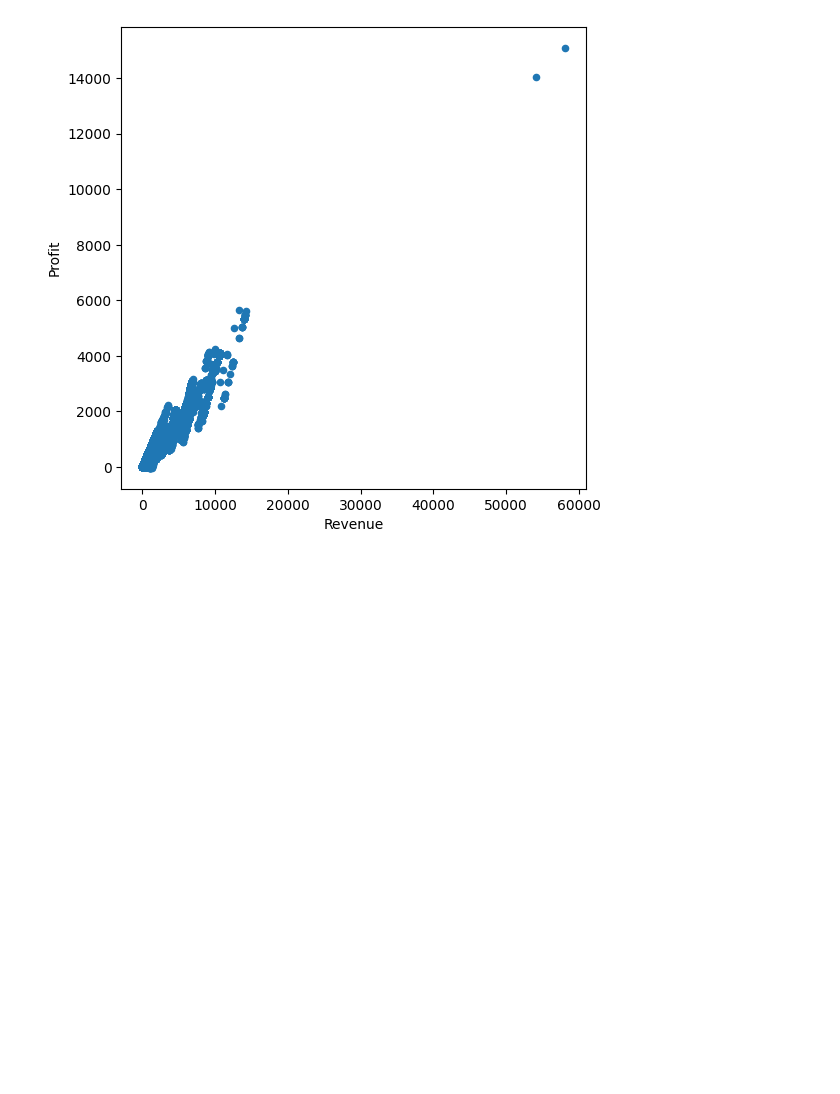
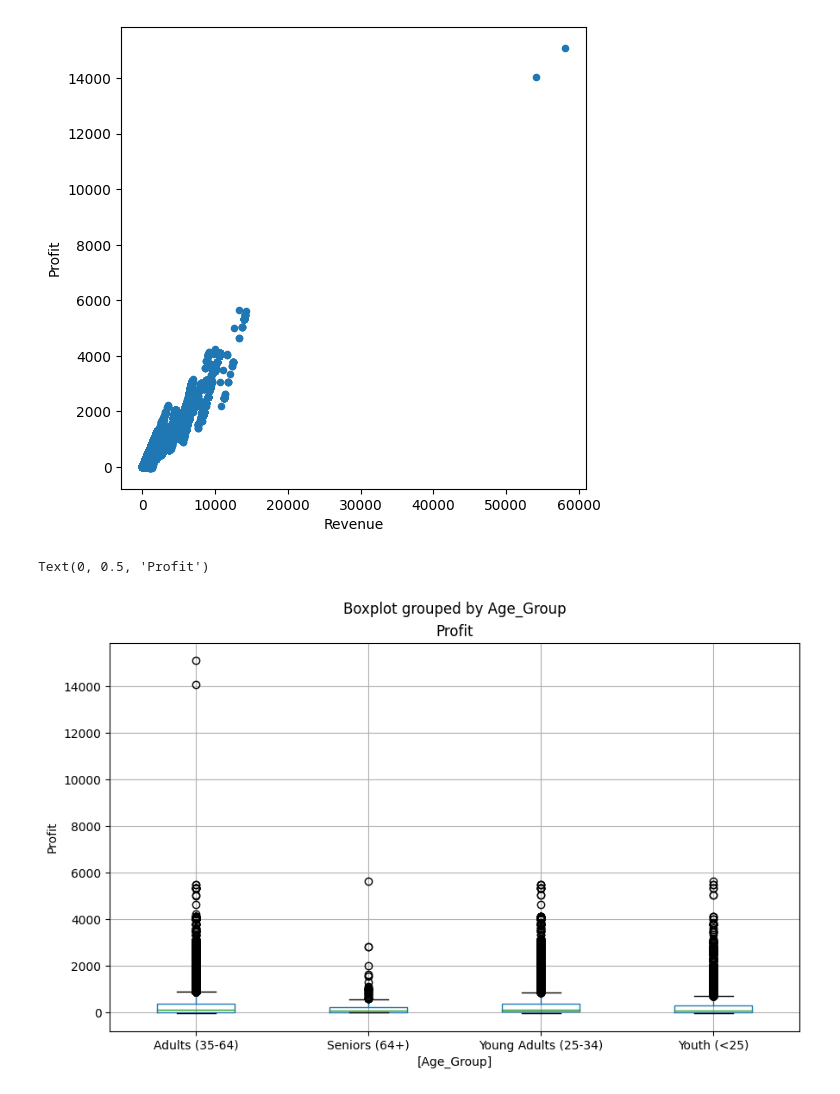
Before and after one commit to EmidioLP/Freecodecamp, a Jupyter notebook: Data_Analysis_with_Python/DataAnalysis_1.ipynb, the cells around one changed output. Cells and saved outputs as stored; diff of their text form; code cells hidden in the pictures; blank space fills up the shorter version.

```diff
--- a/Data_Analysis_with_Python/DataAnalysis_1.ipynb
+++ b/Data_Analysis_with_Python/DataAnalysis_1.ipynb
@@ -149,3 +149,9 @@ sales.plot(kind='scatter', x='Revenue', y="Profit", figsize=(6,6))
 # %% [output]
 <Axes: xlabel='Revenue', ylabel='Profit'>
 [figure]
+# %%
+ax = sales[['Profit', 'Age_Group']].boxplot(by='Age_Group', figsize=(10,6))
+ax.set_ylabel("Profit")
+# %% [output]
+Text(0, 0.5, 'Profit')
+[figure, added]
```
